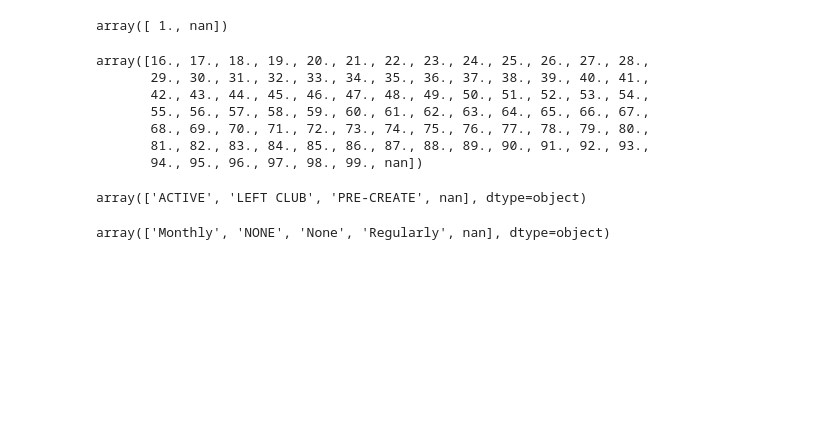
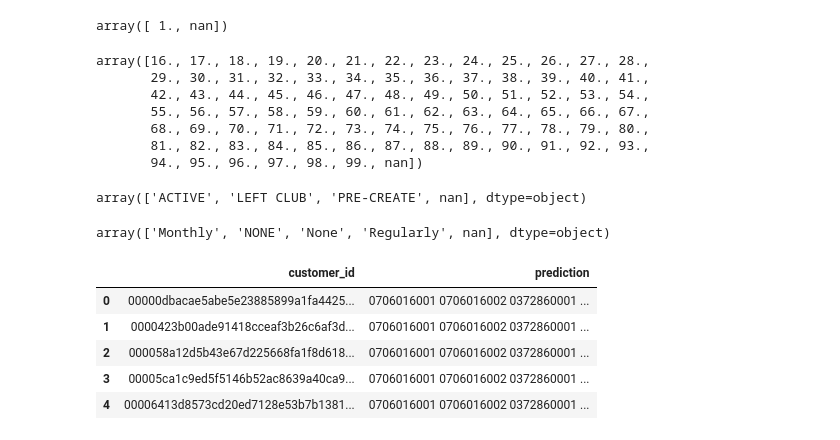
Before and after one commit to kaushikabhishek87/Kaggle_datascience, a Jupyter notebook: h-and-m.ipynb, the cells around one changed output. Saved outputs shown, nothing was run; the diff lists cells and outputs as text; code cells hidden in the pictures; blank space fills up the shorter version.

```diff
--- a/h-and-m.ipynb
+++ b/h-and-m.ipynb
@@ -220,3 +234,14 @@ selected_customers = selected_customers[selected_customers['prod_count'].between
 selected_customers['customer_id'].nunique()
 # %%
 selected_customers.head()
+# %%
+sample_submission = pd.read_csv('../input/h-and-m-personalized-fashion-recommendations/sample_submission.csv')
+# %%
+sample_submission.head()
+# %% [output]
+|  | customer_id | prediction |
+| 0 | 00000dbacae5abe5e23885899a1fa4425... | 0706016001 0706016002 0372860001 ... |
+| 1 | 0000423b00ade91418cceaf3b26c6af3d... | 0706016001 0706016002 0372860001 ... |
+| 2 | 000058a12d5b43e67d225668fa1f8d618... | 0706016001 0706016002 0372860001 ... |
+| 3 | 00005ca1c9ed5f5146b52ac8639a40ca9... | 0706016001 0706016002 0372860001 ... |
+| 4 | 00006413d8573cd20ed7128e53b7b1381... | 0706016001 0706016002 0372860001 ... |
```
Also changed, not shown: parts of 16 cells of this notebook.
